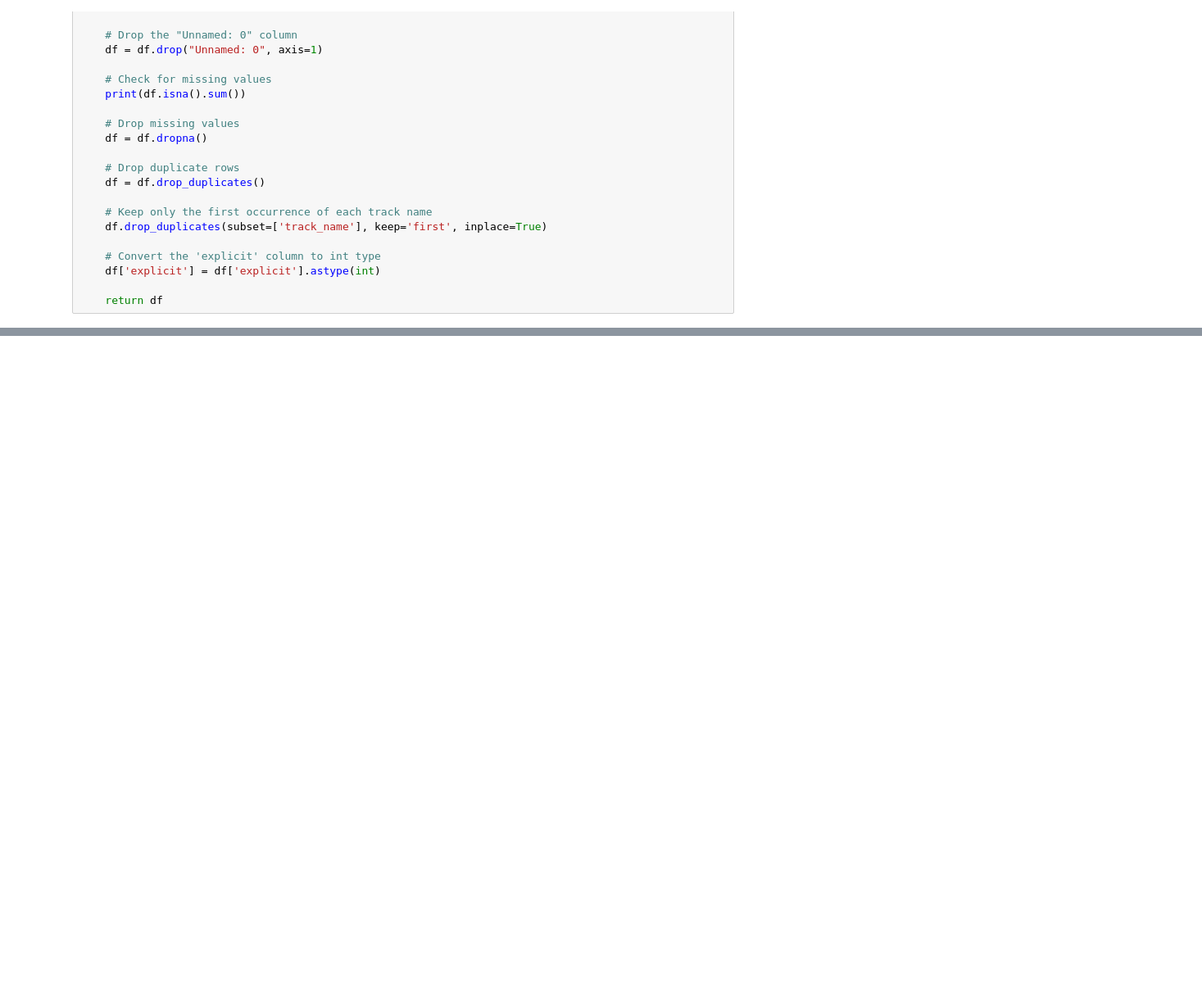
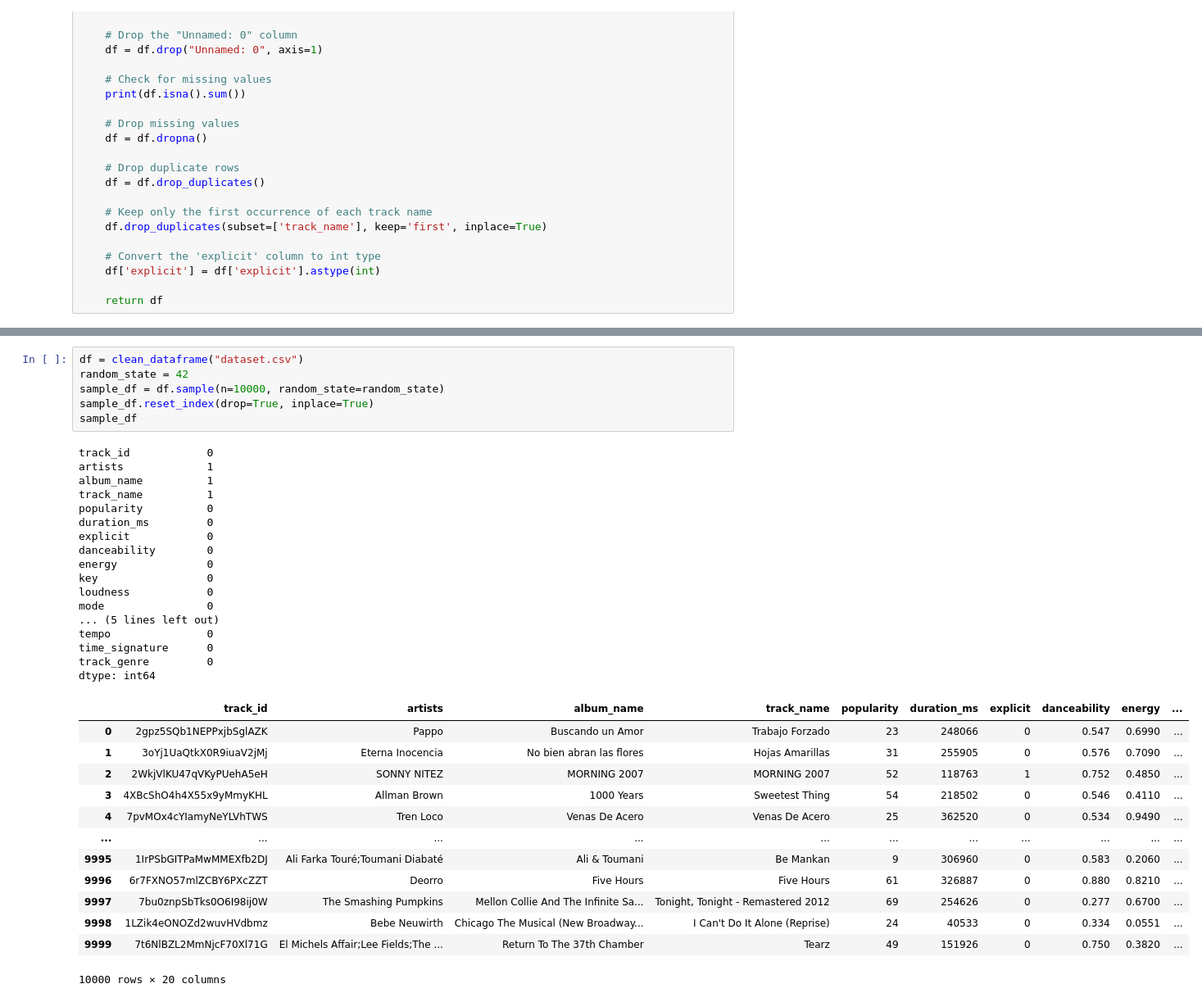
Before and after one commit to ycsilvia/Coursework, a Jupyter notebook: Recommendation_system.ipynb, the cells around one changed output, grey strips where cells are left out. Shown: that part at 82% size. Drawn from its saved outputs; the diff is of its cells as text; blank space fills up the shorter version.

```diff
--- a/Recommendation_system.ipynb
+++ b/Recommendation_system.ipynb
@@ -83,6 +77,43 @@ tempo               0
 time_signature      0
 track_genre         0
 dtype: int64
+# %%
+df = clean_dataframe("dataset.csv")
+random_state = 42
+sample_df = df.sample(n=10000, random_state=random_state)
+sample_df.reset_index(drop=True, inplace=True)
+sample_df
+# %% [output]
+track_id            0
+artists             1
+album_name          1
+track_name          1
+popularity          0
+duration_ms         0
+explicit            0
+danceability        0
+energy              0
+key                 0
+loudness            0
+mode                0
+... (5 lines left out)
+tempo               0
+time_signature      0
+track_genre         0
+dtype: int64
+|  | track_id | artists | album_name | track_name | popularity | duration_ms | explicit | danceability | energy | ... |
+| 0 | 2gpz5SQb1NEPPxjbSglAZK | Pappo | Buscando un Amor | Trabajo Forzado | 23 | 248066 | 0 | 0.547 | 0.6990 | ... |
+| 1 | 3oYj1UaQtkX0R9iuaV2jMj | Eterna Inocencia | No bien abran las flores | Hojas Amarillas | 31 | 255905 | 0 | 0.576 | 0.7090 | ... |
+| 2 | 2WkjVlKU47qVKyPUehA5eH | SONNY NITEZ | MORNING 2007 | MORNING 2007 | 52 | 118763 | 1 | 0.752 | 0.4850 | ... |
+| 3 | 4XBcShO4h4X55x9yMmyKHL | Allman Brown | 1000 Years | Sweetest Thing | 54 | 218502 | 0 | 0.546 | 0.4110 | ... |
+| 4 | 7pvMOx4cYIamyNeYLVhTWS | Tren Loco | Venas De Acero | Venas De Acero | 25 | 362520 | 0 | 0.534 | 0.9490 | ... |
+| ... | ... | ... | ... | ... | ... | ... | ... | ... | ... | ... |
+| 9995 | 1IrPSbGITPaMwMMEXfb2DJ | Ali Farka Touré;Toumani Diabaté | Ali & Toumani | Be Mankan | 9 | 306960 | 0 | 0.583 | 0.2060 | ... |
+| 9996 | 6r7FXNO57mlZCBY6PXcZZT | Deorro | Five Hours | Five Hours | 61 | 326887 | 0 | 0.880 | 0.8210 | ... |
+| 9997 | 7bu0znpSbTks0O6I98ij0W | The Smashing Pumpkins | Mellon Collie And The Infinite Sa... | Tonight, Tonight - Remastered 2012 | 69 | 254626 | 0 | 0.277 | 0.6700 | ... |
+| 9998 | 1LZik4eONOZd2wuvHVdbmz | Bebe Neuwirth | Chicago The Musical (New Broadway... | I Can't Do It Alone (Reprise) | 24 | 40533 | 0 | 0.334 | 0.0551 | ... |
+| 9999 | 7t6NlBZL2MmNjcF70Xl71G | El Michels Affair;Lee Fields;The ... | Return To The 37th Chamber | Tearz | 49 | 151926 | 0 | 0.750 | 0.3820 | ... |
+10000 rows × 20 columns
 # %% [markdown]
 # Recommendation System
 # %% [markdown]
```
Also changed, not shown: parts of 15 cells of this notebook, 1 other file.
